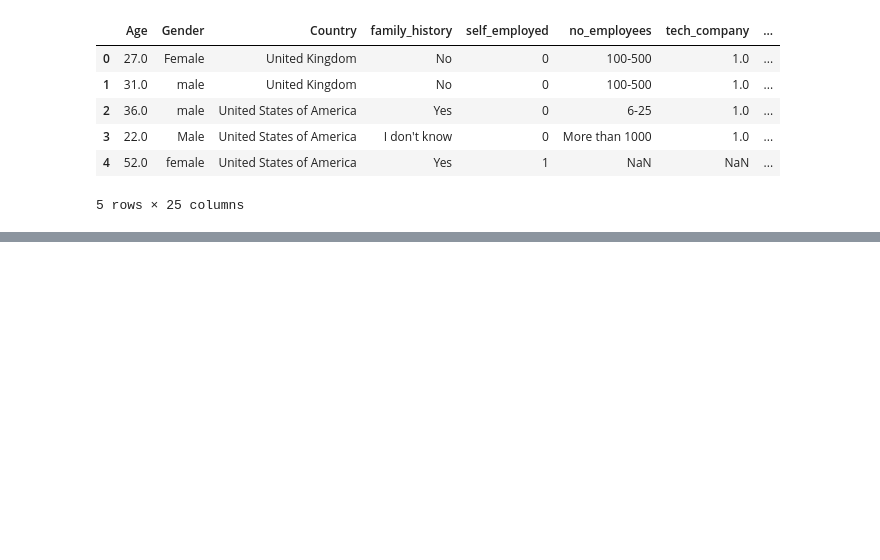
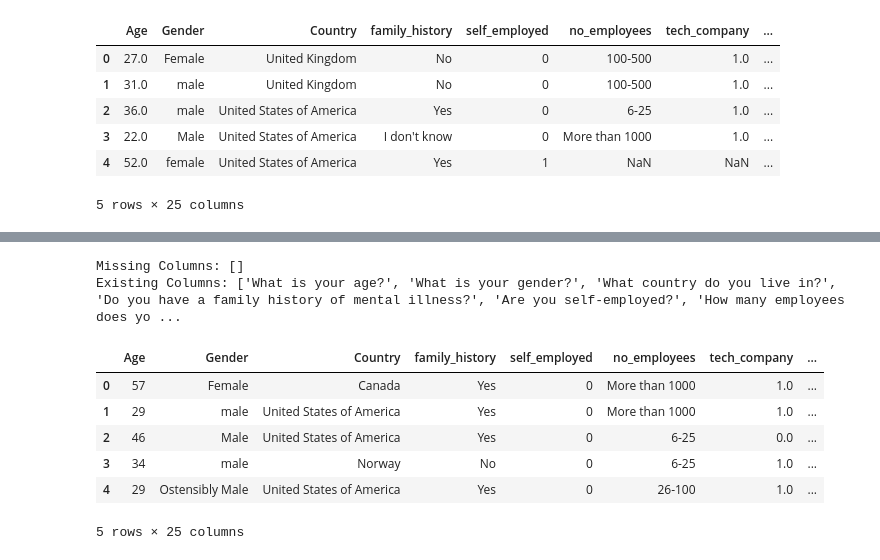
Before and after one commit to JH-Y-324/first-repository, a Jupyter notebook: surveys.ipynb, the cells around one changed output, grey strips where cells are left out. Cells and saved outputs as stored; diff of their text form; code cells hidden in the pictures; blank space fills up the shorter version.

```diff
--- a/surveys.ipynb
+++ b/surveys.ipynb
@@ -128,0 +181,30 @@ files.download('df2017_filtered.csv')
+# %%
+# df2018 열 이름에서 HTML 태그 제거
+df2018.columns = [remove_html_tags(col) for col in df2018.columns]
+
+# 2. rename_2017의 키와 df2017.columns 비교
+missing_columns = [col for col in rename_2018.keys() if col not in df2018.columns]
+existing_columns = [col for col in rename_2018.keys() if col in df2018.columns]
+
+# 3. 출력
+print("Missing Columns:", missing_columns)
+print("Existing Columns:", existing_columns)
+# %% [output]
+Missing Columns: []
+Existing Columns: ['What is your age?', 'What is your gender?', 'What country do you live in?', 'Do you have a family history of mental illness?', 'Are you self-employed?', 'How many employees does yo ...
+# %%
+df2018_filtered = df2018[existing_columns]
+
+# 기존 열 이름을 rename_2018의 값으로 바꾸기
+df2018_filtered = df2018_filtered.rename(columns=rename_2018)
+
+# 결과 확인
+df2018_filtered.head()
+# %% [output]
+|  | Age | Gender | Country | family_history | self_employed | no_employees | tech_company | ... |
+| 0 | 57 | Female | Canada | Yes | 0 | More than 1000 | 1.0 | ... |
+| 1 | 29 | male | United States of America | Yes | 0 | More than 1000 | 1.0 | ... |
+| 2 | 46 | Male | United States of America | Yes | 0 | 6-25 | 0.0 | ... |
+| 3 | 34 | male | Norway | No | 0 | 6-25 | 1.0 | ... |
+| 4 | 29 | Ostensibly Male | United States of America | Yes | 0 | 26-100 | 1.0 | ... |
+5 rows × 25 columns
```
Also changed, not shown: parts of 11 cells of this notebook.
